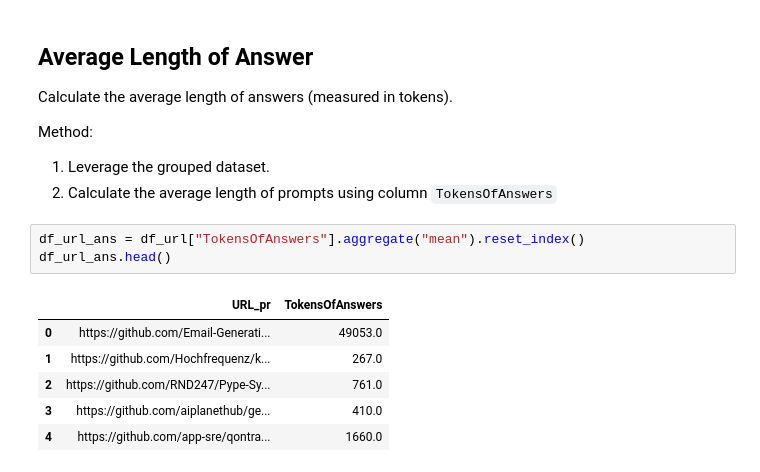
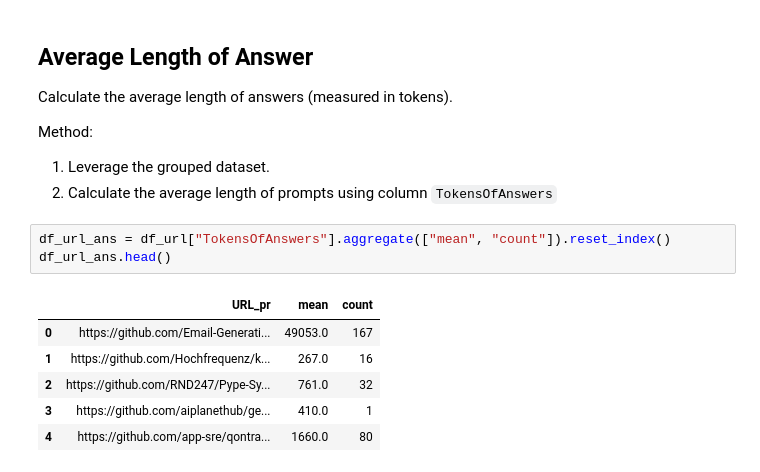
Before and after one commit to TenTen-Teng/MSR2024MiningChallenge, a Jupyter notebook: pull_request_analysis.ipynb, the cells around one changed output. Drawn from its saved outputs; the diff is of its cells as text.

```diff
--- a/pull_request_analysis.ipynb
+++ b/pull_request_analysis.ipynb
@@ -260,13 +246,13 @@ Method:
 1. Leverage the grouped dataset.
 2. Calculate the average length of prompts using column `TokensOfAnswers`
 # %%
-df_url_ans = df_url["TokensOfAnswers"].aggregate("mean").reset_index()
+df_url_ans = df_url["TokensOfAnswers"].aggregate(["mean", "count"]).reset_index()
 df_url_ans.head()
 # %% [output]
-|  | URL_pr | TokensOfAnswers |
-| 0 | https://github.com/Email-Generati... | 49053.0 |
-| 1 | https://github.com/Hochfrequenz/k... | 267.0 |
-| 2 | https://github.com/RND247/Pype-Sy... | 761.0 |
-| 3 | https://github.com/aiplanethub/ge... | 410.0 |
-| 4 | https://github.com/app-sre/qontra... | 1660.0 |
+|  | URL_pr | mean | count |
+| 0 | https://github.com/Email-Generati... | 49053.0 | 167 |
+| 1 | https://github.com/Hochfrequenz/k... | 267.0 | 16 |
+| 2 | https://github.com/RND247/Pype-Sy... | 761.0 | 32 |
+| 3 | https://github.com/aiplanethub/ge... | 410.0 | 1 |
+| 4 | https://github.com/app-sre/qontra... | 1660.0 | 80 |
 # %%
```
Also changed, not shown: parts of 11 cells of this notebook, 12 other files.
